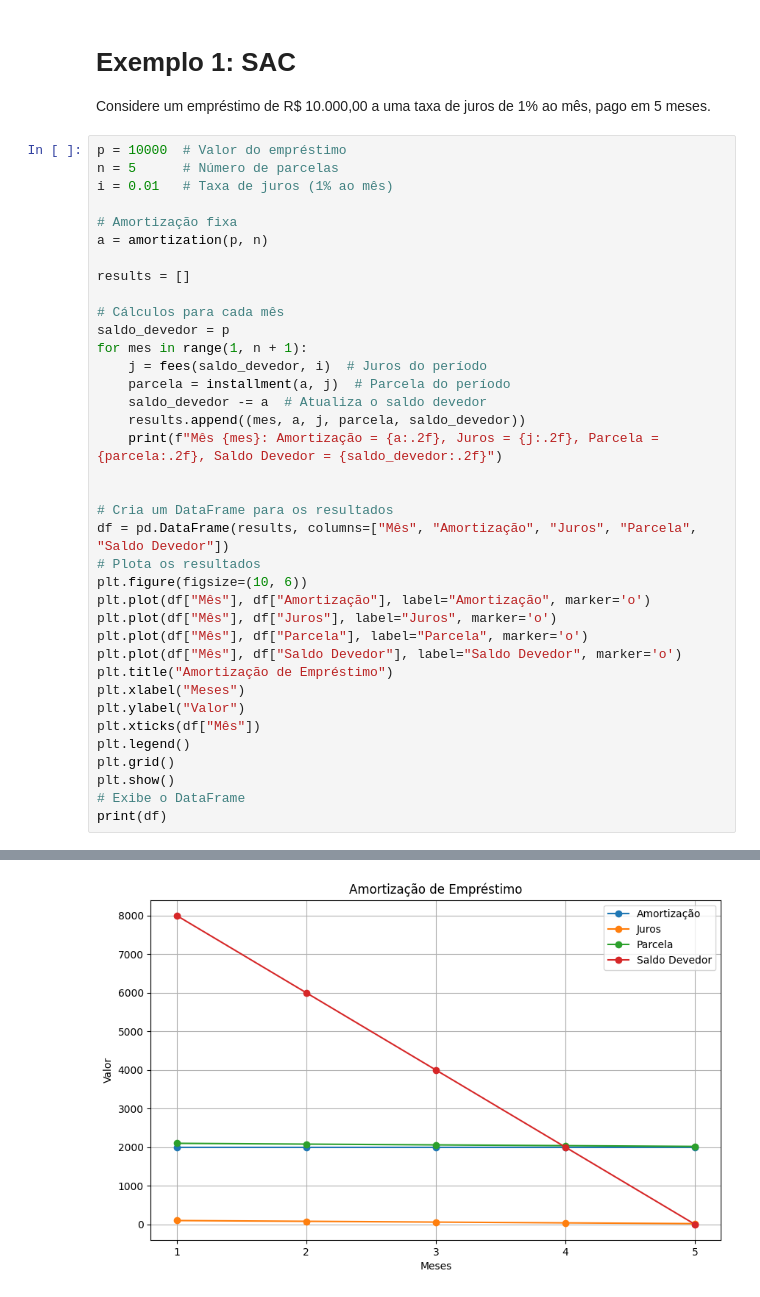
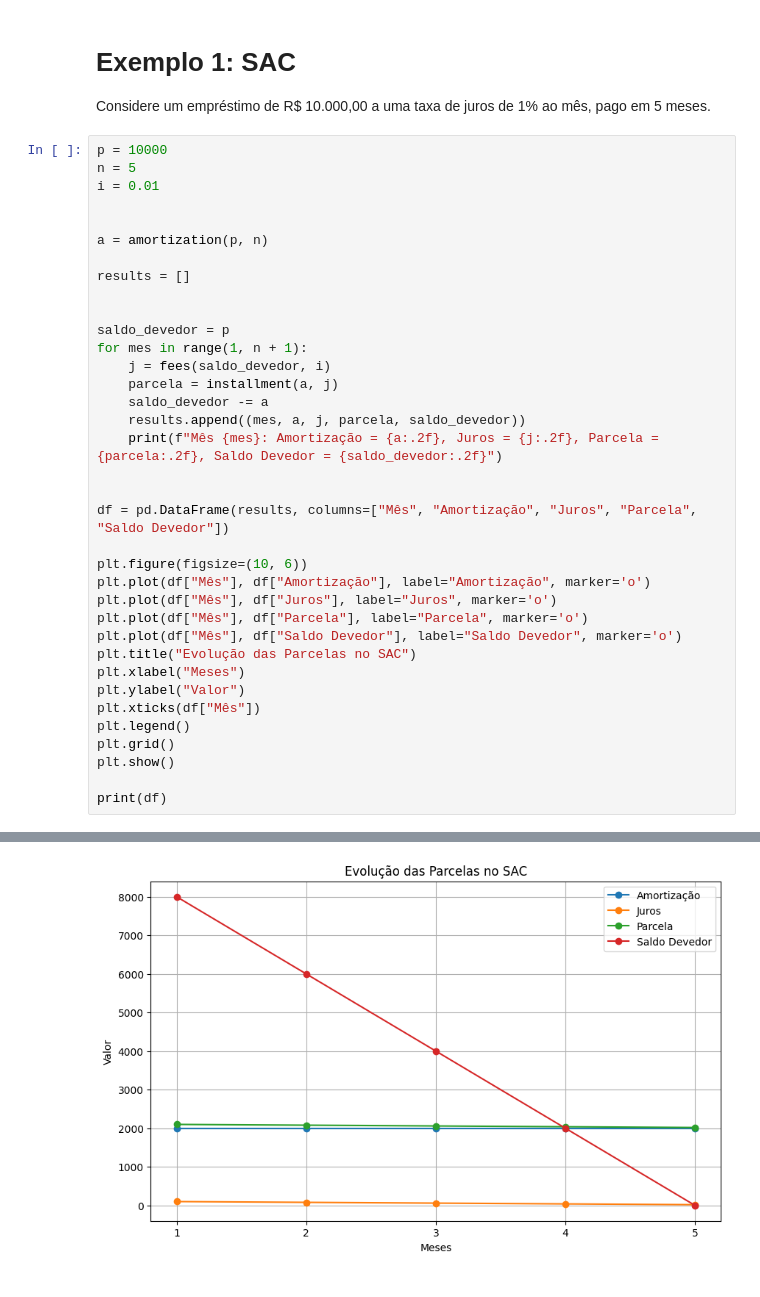
Before and after one commit to mauriciobenjamin700/9-periodo, a Jupyter notebook: mf/markdown/homework-2.ipynb, the cells around one changed output, grey strips where cells are left out. Saved outputs shown, nothing was run; the diff lists cells and outputs as text.

```diff
--- a/mf/markdown/homework-2.ipynb
+++ b/mf/markdown/homework-2.ipynb
@@ -78,49 +78,48 @@ def price(
 
 Considere um empréstimo de R$ 10.000,00 a uma taxa de juros de 1% ao mês, pago em 5 meses.
 # %%
-p = 10000  # Valor do empréstimo
-n = 5      # Número de parcelas
-i = 0.01   # Taxa de juros (1% ao mês)
+p = 10000
+n = 5
+i = 0.01
 
-# Amortização fixa
+
 a = amortization(p, n)
 
 results = []
 
-# Cálculos para cada mês
+
 saldo_devedor = p
 for mes in range(1, n + 1):
-    j = fees(saldo_devedor, i)  # Juros do período
-    parcela = installment(a, j)  # Parcela do período
-    saldo_devedor -= a  # Atualiza o saldo devedor
+    j = fees(saldo_devedor, i)
+    parcela = installment(a, j)
+    saldo_devedor -= a
     results.append((mes, a, j, parcela, saldo_devedor))
     print(f"Mês {mes}: Amortização = {a:.2f}, Juros = {j:.2f}, Parcela = {parcela:.2f}, Saldo Devedor = {saldo_devedor:.2f}")
 
 
-# Cria um DataFrame para os resultados
 df = pd.DataFrame(results, columns=["Mês", "Amortização", "Juros", "Parcela", "Saldo Devedor"])
-# Plota os resultados
+
 plt.figure(figsize=(10, 6))
 plt.plot(df["Mês"], df["Amortização"], label="Amortização", marker='o')
 plt.plot(df["Mês"], df["Juros"], label="Juros", marker='o')
 plt.plot(df["Mês"], df["Parcela"], label="Parcela", marker='o')
 plt.plot(df["Mês"], df["Saldo Devedor"], label="Saldo Devedor", marker='o')
-plt.title("Amortização de Empréstimo")
+plt.title("Evolução das Parcelas no SAC")
 plt.xlabel("Meses")
 plt.ylabel("Valor")
 plt.xticks(df["Mês"])
 plt.legend()
 plt.grid()
 plt.show()
-# Exibe o DataFrame
+
 print(df)
 # %% [output]
 Mês 1: Amortização = 2000.00, Juros = 100.00, Parcela = 2100.00, Saldo Devedor = 8000.00
 Mês 2: Amortização = 2000.00, Juros = 80.00, Parcela = 2080.00, Saldo Devedor = 6000.00
 Mês 3: Amortização = 2000.00, Juros = 60.00, Parcela = 2060.00, Saldo Devedor = 4000.00
 Mês 4: Amortização = 2000.00, Juros = 40.00, Parcela = 2040.00, Saldo Devedor = 2000.00
 Mês 5: Amortização = 2000.00, Juros = 20.00, Parcela = 2020.00, Saldo Devedor = 0.00
-[figure, old version]
+[figure, new version]
    Mês  Amortização  Juros  Parcela  Saldo Devedor
 0    1       2000.0  100.0   2100.0         8000.0
 1    2       2000.0   80.0   2080.0         6000.0
```
Also changed, not shown: parts of 6 cells of this notebook, 8 other files.
